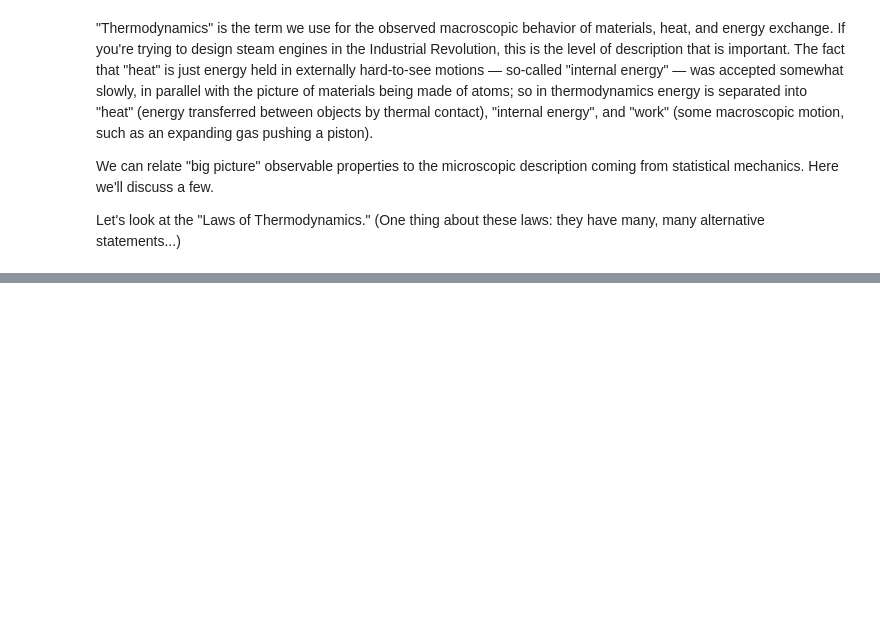
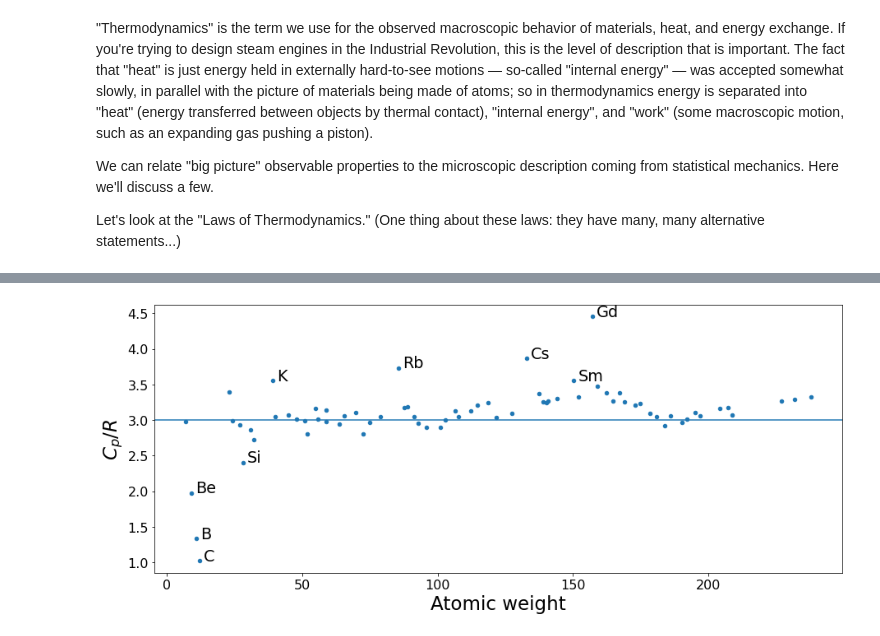
Before and after one commit to ponyisi/phy_355_fall2020, a Jupyter notebook: 9 - Thermodynamics.ipynb, the cells around one changed output, grey strips where cells are left out. Cells and saved outputs as stored; diff of their text form; code cells hidden in the pictures; blank space fills up the shorter version.

```diff
--- a/9 - Thermodynamics.ipynb
+++ b/9 - Thermodynamics.ipynb
@@ -70,0 +184,17 @@ https://en.wikipedia.org/wiki/Dulong%E2%80%93Petit_law#/media/File:GraphHeatCapa
+# %%
+# Select atomic solids
+solids = df[df['State']=='cr']
+solid_elements=solids[(solids['ΔfH°']=='0') & (solids['Cp\nJ mol-1 K-1']!='-')]
+solid_monatomic=solid_elements[solid_elements.index.map(lambda x: x.isalpha())].astype({'Cp\nJ mol-1 K-1': 'float', 'Molar Mass\ng mol-1': 'float'})
+#solids[solids.index.map(lambda x: len(x)<=2) & (solids)]
+solid_monatomic['Cp/R']=solid_monatomic['Cp\nJ mol-1 K-1']/R
+plot=solid_monatomic.plot(x='Molar Mass\ng mol-1', y='Cp/R', kind='scatter', figsize=(15,6))
+exceptions=solid_monatomic[(solid_monatomic['Cp/R']<2.5) | (solid_monatomic['Cp/R']>3.5)]
+for row in exceptions.itertuples():
+    plot.annotate(row.Index, (row._5, row._13), xytext=(5, 0), textcoords='offset points', fontsize='large')
+plt.ylabel('$C_p/R$', fontsize='x-large')
+plt.xlabel('Atomic weight', fontsize='x-large')
+plt.axhline(3)
+plt.show()
+# %% [output]
+[figure, added]
```
Also changed, not shown: parts of 14 cells of this notebook, 2 other files.
